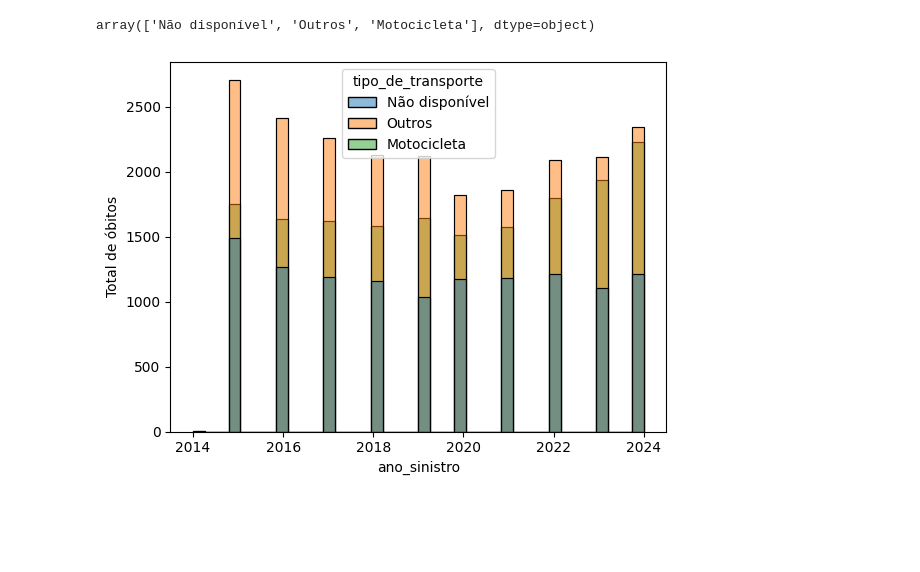
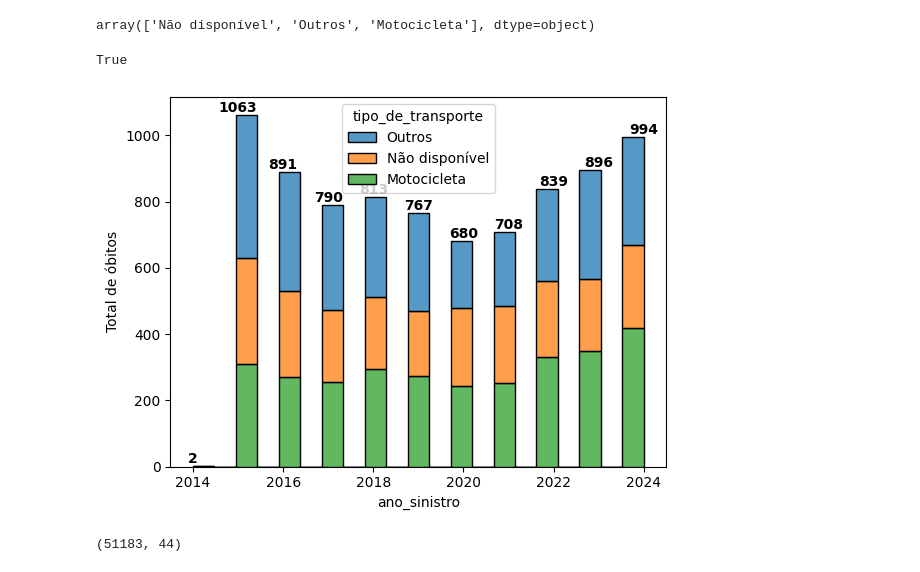
Before and after one commit to ml-pucciarelli/papers-code, a Jupyter notebook: insper-faixa-azul/notebook/Analise_dados_tratados.ipynb, the cells around one changed output. Saved outputs shown, nothing was run; the diff lists cells and outputs as text; code cells hidden in the pictures; blank space fills up the shorter version.

Commit message:
Reproducing figure 1, similar number, but not exactly the same

```diff
--- a/insper-faixa-azul/notebook/Analise_dados_tratados.ipynb
+++ b/insper-faixa-azul/notebook/Analise_dados_tratados.ipynb
@@ -17,7 +17,7 @@ import seaborn as sns
 #             print(line)
 #             break
 
-df_sinistros_1521 = pd.read_csv("../data/dados_brutos/sinistros/sinistros_2015-2021.csv", encoding="iso-8859-1", sep=';')
+df_sinistros_1521 = pd.read_csv("../data/data-unzip/dados_brutos/sinistros/sinistros_2015-2021.csv", encoding="iso-8859-1", sep=';')
 df_sinistros_1521.head()
 # %% [output]
 |  | id_sinistro | tipo_registro | data_sinistro | ano_sinistro | mes_sinistro | dia_sinistro | ano_mes_sinistro | ... |
@@ -28,7 +28,7 @@ df_sinistros_1521.head()
 | 4 | 2489730 | SINISTRO FATAL | 28/12/2014 | 2014 | 12 | 28 | 2014/12 | ... |
 5 rows × 43 columns
 # %%
-df_sinistros_2225 = pd.read_csv("../data/dados_brutos/sinistros/sinistros_2022-2025.csv", encoding="iso-8859-1", sep=';')
+df_sinistros_2225 = pd.read_csv("../data/data-unzip/dados_brutos/sinistros/sinistros_2022-2025.csv", encoding="iso-8859-1", sep=';')
 
 df_sinistros_2225['tp_veiculo_nao_disponivel'].head()
 df_sinistros_2225.columns
@@ -50,6 +50,7 @@ Index(['id_sinistro', 'tipo_registro', 'data_sinistro', 'ano_sinistro',
        'tp_sinistro_outros', 'tp_sinistro_nao_disponivel'],
       dtype='object')
 # %%
-df_sinistros = pd.concat([df_sinistros_1521, df_sinistros_2225], ignor_index=True)
+df_sinistros = pd.concat([df_sinistros_1521, df_sinistros_2225], ignore_index=True)
 df_sinistros.head()
+df_sinistros.municipio
 # %% [output]
@@ -72,10 +84,26 @@ df_sinistros['tipo_de_transporte'].unique()
 array(['Não disponível', 'Outros', 'Motocicleta'], dtype=object)
 # %%
 df_sinistros.shape[0] == df_sinistros_1521.shape[0] + df_sinistros_2225.shape[0]
+# %% [output]
+True
 # %%
-sns.histplot(data=df_sinistros.query("tipo_registro == 'SINISTRO FATAL' and ano_sinistro < 2025"),
-             x='ano_sinistro', hue='tipo_de_transporte')
+df_obitos_msp = df_sinistros.query("tipo_registro == 'SINISTRO FATAL' and municipio == 'SAO PAULO' and ano_sinistro < 2025")
+
+# Plot
+ax = sns.histplot(data=df_obitos_msp, x='ano_sinistro', hue='tipo_de_transporte', multiple='stack')
+
+# Total por ano
+total_ob = df_obitos_msp.groupby('ano_sinistro').size()
+
+# Add text above each year
+for year, total in total_ob.items():
+    ax.text(year, total, f'{total}', ha="center", va="bottom", fontweight='bold')
+
 plt.ylabel('Total de óbitos')
 plt.show()
 # %% [output]
-[figure, old version]
+[figure, new version]
+# %%
+df_sinistros.query("tipo_registro == 'SINISTRO FATAL' and ano_sinistro < 2025").shape
+# %% [output]
+(51183, 44)
```
Also changed, not shown: parts of 9 cells of this notebook, 2 other files.
